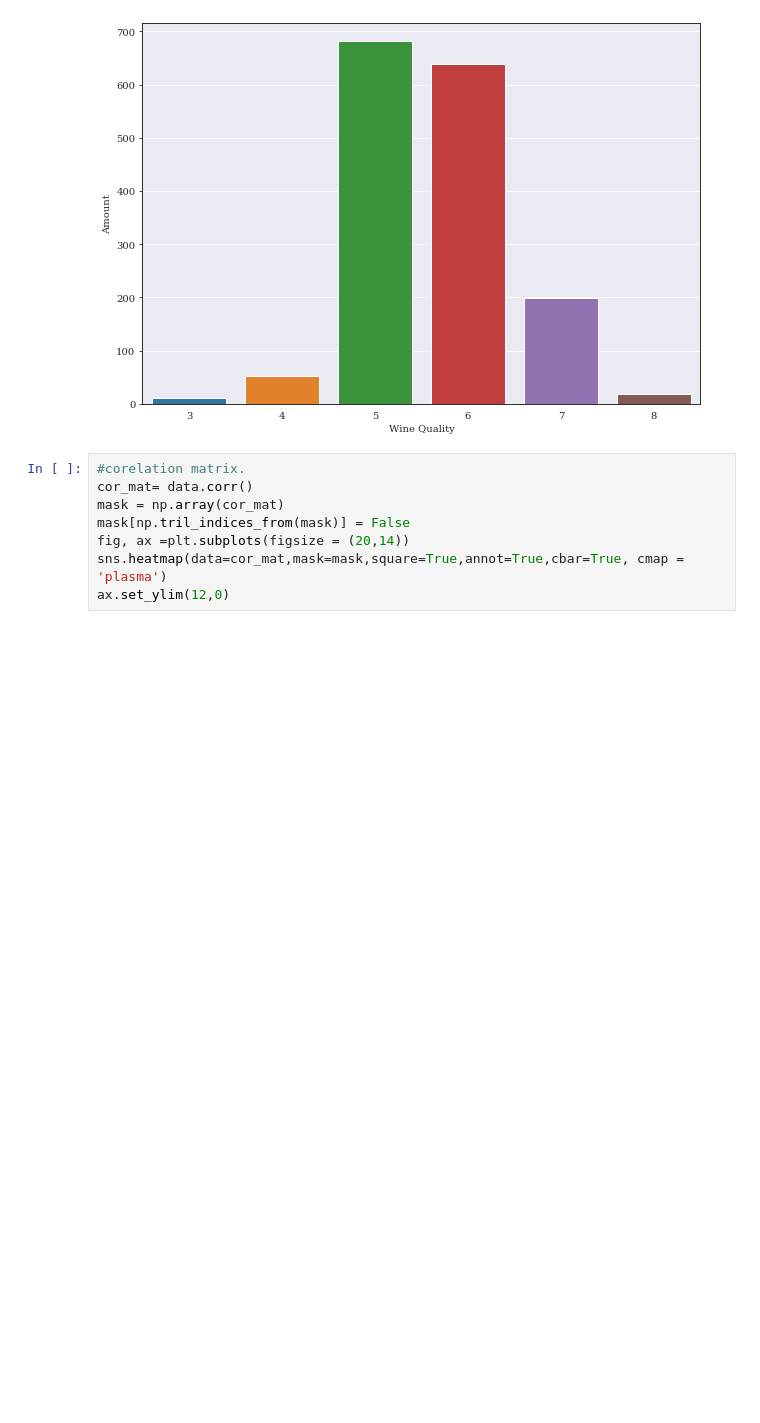
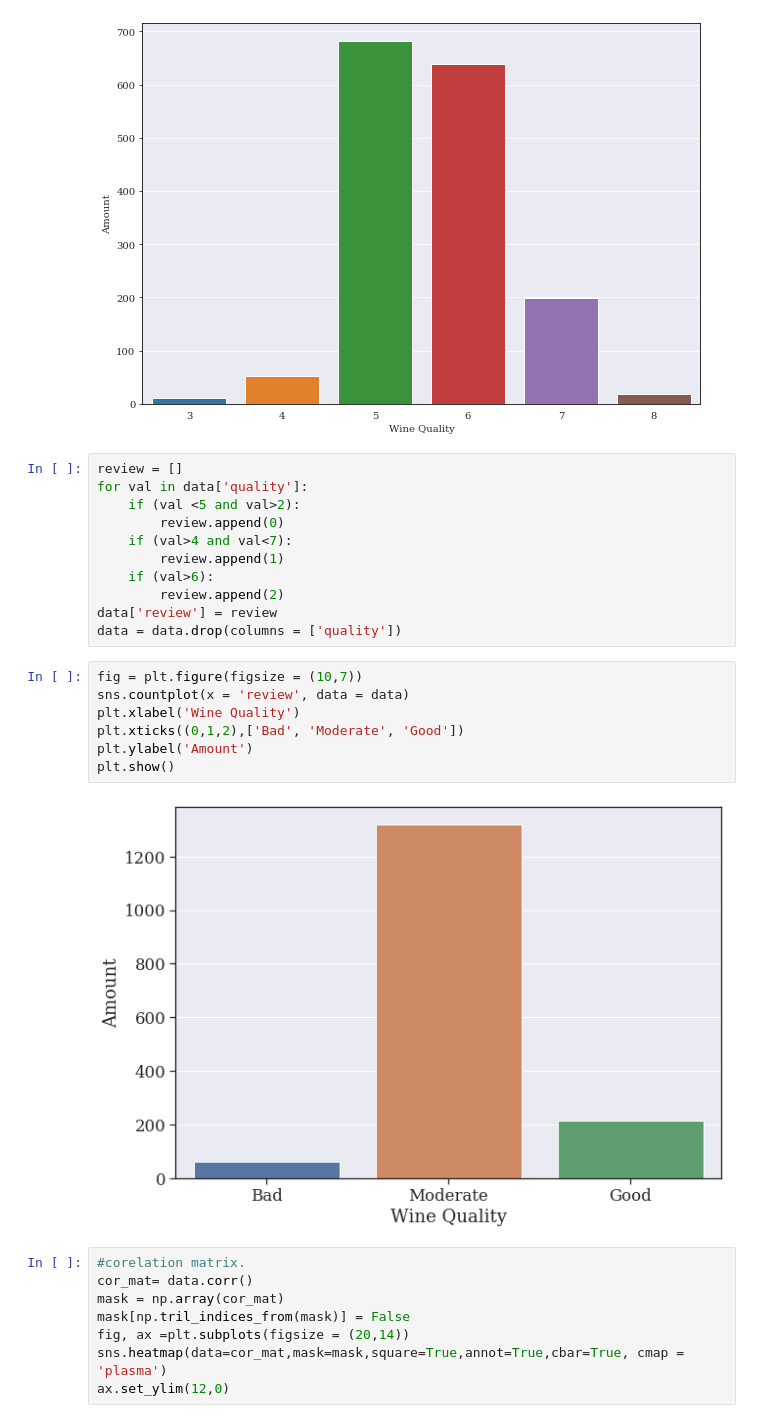
Before and after one commit to bruce-chappell/FYS4155, a Jupyter notebook: project3/project3_wine.ipynb, the cells around one changed output. Cells and saved outputs as stored; diff of their text form; blank space fills up the shorter version.

```diff
--- a/project3/project3_wine.ipynb
+++ b/project3/project3_wine.ipynb
@@ -62,6 +62,26 @@ plt.ylabel('Amount')
 plt.show()
 # %% [output]
 [figure]
+# %%
+review = []
+for val in data['quality']:
+    if (val <5 and val>2):
+        review.append(0)
+    if (val>4 and val<7):
+        review.append(1)
+    if (val>6):
+        review.append(2)
+data['review'] = review
+data = data.drop(columns = ['quality'])
+# %%
+fig = plt.figure(figsize = (10,7))
+sns.countplot(x = 'review', data = data)
+plt.xlabel('Wine Quality')
+plt.xticks((0,1,2),['Bad', 'Moderate', 'Good'])
+plt.ylabel('Amount')
+plt.show()
+# %% [output]
+[figure, added]
 # %%
 #corelation matrix.
 cor_mat= data.corr()
```
Also changed, not shown: parts of 65 cells of this notebook.
